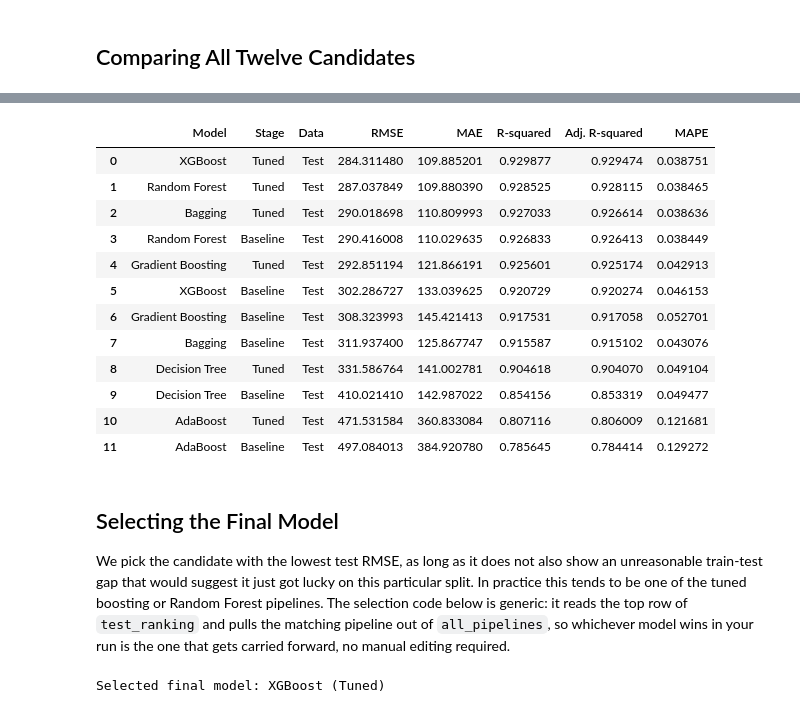
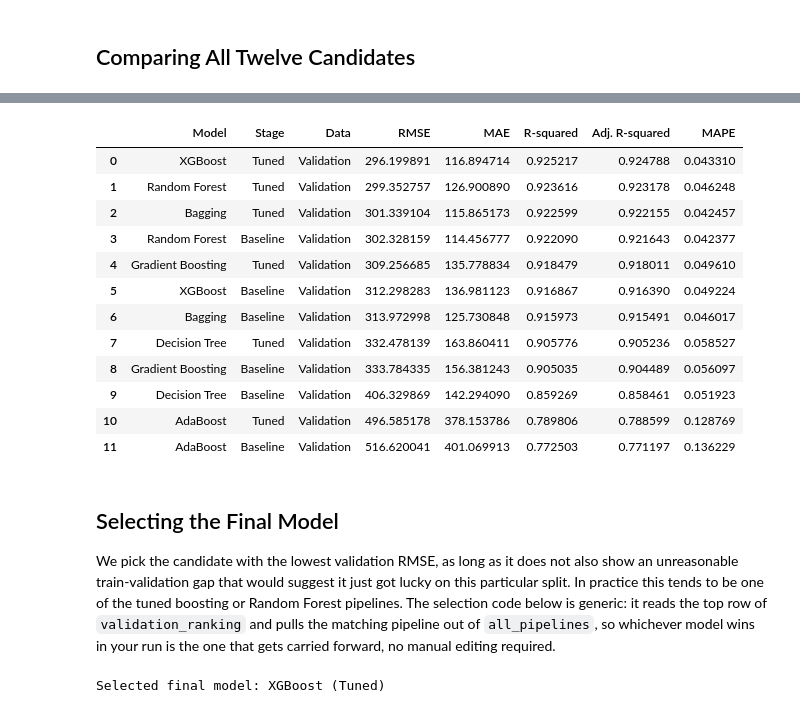
Before and after one commit to navdeepkumar/model_deployment_dba, a Jupyter notebook: Full_Code_SuperKart_Model_Deployment_Notebook.ipynb, the cells around one changed output, grey strips where cells are left out. Saved outputs shown, nothing was run; the diff lists cells and outputs as text; code cells hidden in the pictures.

Commit message:
Add random row sampling, split data into train, validation, and test

```diff
--- a/Full_Code_SuperKart_Model_Deployment_Notebook.ipynb
+++ b/Full_Code_SuperKart_Model_Deployment_Notebook.ipynb
@@ -636,8 +672,12 @@ Flagged points are under 5% for every column, and they look like real business o
 X = df.drop(columns=["Product_Store_Sales_Total"])
 y = df["Product_Store_Sales_Total"]
 
-X_train, X_test, y_train, y_test = train_test_split(X, y, test_size=0.2, random_state=1)
+# First carve out the 60% training split, then split the remaining 40%
+# evenly into validation and test (20% each of the full dataset)
+X_train, X_temp, y_train, y_temp = train_test_split(X, y, test_size=0.4, random_state=1)
+X_val, X_test, y_val, y_test = train_test_split(X_temp, y_temp, test_size=0.5, random_state=1)
 
-print("Train:", X_train.shape)
-print("Test: ", X_test.shape)
+print("Train:     ", X_train.shape)
+print("Validation:", X_val.shape)
+print("Test:      ", X_test.shape)
 # %% [output]
@@ -818,12 +861,12 @@ for name, cfg in MODEL_CONFIGS.items():
     pipeline.fit(X_train, y_train)
     baseline_pipelines[name] = pipeline
 
-    # Score on both splits so the train-test gap is visible per model,
-    # not just the raw test number
+    # Score on train and validation so the train-validation gap is visible
+    # per model. Test is deliberately left out of this comparison.
     train_perf = model_performance_regression(pipeline, X_train, y_train).assign(Model=name, Data="Train")
-    test_perf = model_performance_regression(pipeline, X_test, y_test).assign(Model=name, Data="Test")
+    val_perf = model_performance_regression(pipeline, X_val, y_val).assign(Model=name, Data="Validation")
     baseline_results.append(train_perf)
-    baseline_results.append(test_perf)
+    baseline_results.append(val_perf)
 
     print(f"{name} baseline fit done.")
 
@@ -884,9 +929,9 @@ for name, cfg in MODEL_CONFIGS.items():
     best_params[name] = grid.best_params_
 
     train_perf = model_performance_regression(grid.best_estimator_, X_train, y_train).assign(Model=name, Data="Train")
-    test_perf = model_performance_regression(grid.best_estimator_, X_test, y_test).assign(Model=name, Data="Test")
+    val_perf = model_performance_regression(grid.best_estimator_, X_val, y_val).assign(Model=name, Data="Validation")
     tuned_results.append(train_perf)
-    tuned_results.append(test_perf)
+    tuned_results.append(val_perf)
 
     print(f"{name}: best CV RMSE = {-grid.best_score_:.2f}, params = {grid.best_params_}")
 
@@ -973,24 +1018,25 @@ full_comparison.sort_values(["Data", "RMSE"]).reset_index(drop=True)
 # %%
-# Rank purely on test RMSE, our metric of choice
-test_ranking = full_comparison[full_comparison["Data"] == "Test"].sort_values("RMSE").reset_index(drop=True)
-test_ranking
+# Rank purely on Validation RMSE, our metric of choice. Test never enters
+# this decision, which is the entire point of holding it out separately.
+validation_ranking = full_comparison[full_comparison["Data"] == "Validation"].sort_values("RMSE").reset_index(drop=True)
+validation_ranking
 # %% [output]
 |  | Model | Stage | Data | RMSE | MAE | R-squared | Adj. R-squared | MAPE |
-| 0 | XGBoost | Tuned | Test | 284.311480 | 109.885201 | 0.929877 | 0.929474 | 0.038751 |
-| 1 | Random Forest | Tuned | Test | 287.037849 | 109.880390 | 0.928525 | 0.928115 | 0.038465 |
-| 2 | Bagging | Tuned | Test | 290.018698 | 110.809993 | 0.927033 | 0.926614 | 0.038636 |
-| 3 | Random Forest | Baseline | Test | 290.416008 | 110.029635 | 0.926833 | 0.926413 | 0.038449 |
-| 4 | Gradient Boosting | Tuned | Test | 292.851194 | 121.866191 | 0.925601 | 0.925174 | 0.042913 |
-| 5 | XGBoost | Baseline | Test | 302.286727 | 133.039625 | 0.920729 | 0.920274 | 0.046153 |
-| 6 | Gradient Boosting | Baseline | Test | 308.323993 | 145.421413 | 0.917531 | 0.917058 | 0.052701 |
-| 7 | Bagging | Baseline | Test | 311.937400 | 125.867747 | 0.915587 | 0.915102 | 0.043076 |
-| 8 | Decision Tree | Tuned | Test | 331.586764 | 141.002781 | 0.904618 | 0.904070 | 0.049104 |
-| 9 | Decision Tree | Baseline | Test | 410.021410 | 142.987022 | 0.854156 | 0.853319 | 0.049477 |
-| 10 | AdaBoost | Tuned | Test | 471.531584 | 360.833084 | 0.807116 | 0.806009 | 0.121681 |
-| 11 | AdaBoost | Baseline | Test | 497.084013 | 384.920780 | 0.785645 | 0.784414 | 0.129272 |
+| 0 | XGBoost | Tuned | Validation | 296.199891 | 116.894714 | 0.925217 | 0.924788 | 0.043310 |
+| 1 | Random Forest | Tuned | Validation | 299.352757 | 126.900890 | 0.923616 | 0.923178 | 0.046248 |
+| 2 | Bagging | Tuned | Validation | 301.339104 | 115.865173 | 0.922599 | 0.922155 | 0.042457 |
+| 3 | Random Forest | Baseline | Validation | 302.328159 | 114.456777 | 0.922090 | 0.921643 | 0.042377 |
+| 4 | Gradient Boosting | Tuned | Validation | 309.256685 | 135.778834 | 0.918479 | 0.918011 | 0.049610 |
+| 5 | XGBoost | Baseline | Validation | 312.298283 | 136.981123 | 0.916867 | 0.916390 | 0.049224 |
+| 6 | Bagging | Baseline | Validation | 313.972998 | 125.730848 | 0.915973 | 0.915491 | 0.046017 |
+| 7 | Decision Tree | Tuned | Validation | 332.478139 | 163.860411 | 0.905776 | 0.905236 | 0.058527 |
+| 8 | Gradient Boosting | Baseline | Validation | 333.784335 | 156.381243 | 0.905035 | 0.904489 | 0.056097 |
+| 9 | Decision Tree | Baseline | Validation | 406.329869 | 142.294090 | 0.859269 | 0.858461 | 0.051923 |
+| 10 | AdaBoost | Tuned | Validation | 496.585178 | 378.153786 | 0.789806 | 0.788599 | 0.128769 |
+| 11 | AdaBoost | Baseline | Validation | 516.620041 | 401.069913 | 0.772503 | 0.771197 | 0.136229 |
 # %% [markdown]
 ## Selecting the Final Model
-We pick the candidate with the lowest test RMSE, as long as it does not also show an unreasonable train-test gap that would suggest it just got lucky on this particular split. In practice this tends to be one of the tuned boosting or Random Forest pipelines. The selection code below is generic: it reads the top row of `test_ranking` and pulls the matching pipeline out of `all_pipelines`, so whichever model wins in your run is the one that gets carried forward, no manual editing required.
+We pick the candidate with the lowest validation RMSE, as long as it does not also show an unreasonable train-validation gap that would suggest it just got lucky on this particular split. In practice this tends to be one of the tuned boosting or Random Forest pipelines. The selection code below is generic: it reads the top row of `validation_ranking` and pulls the matching pipeline out of `all_pipelines`, so whichever model wins in your run is the one that gets carried forward, no manual editing required.
 # %%
 all_pipelines = {}
 for name in MODEL_CONFIGS:
```
Also changed, not shown: parts of 29 cells of this notebook, 2 other files.
